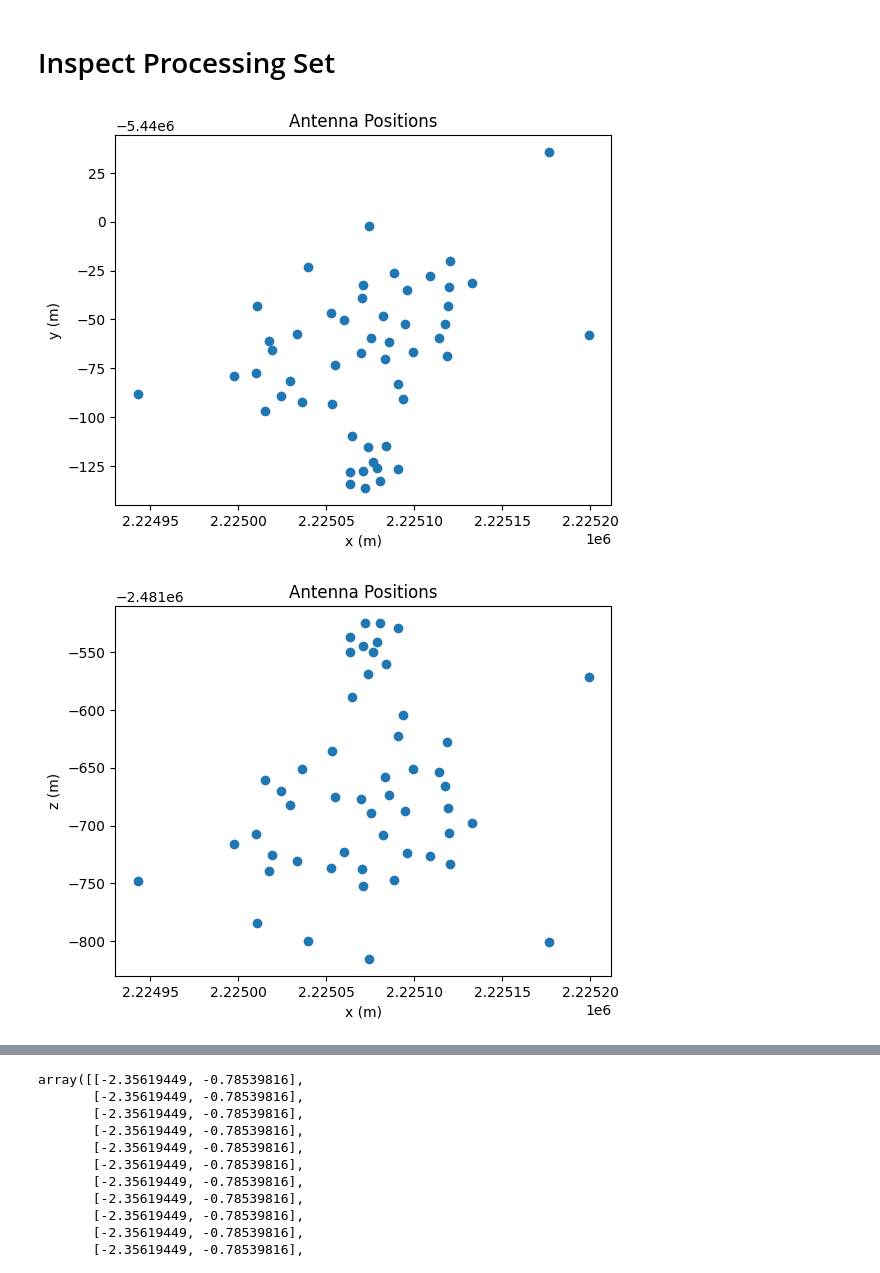
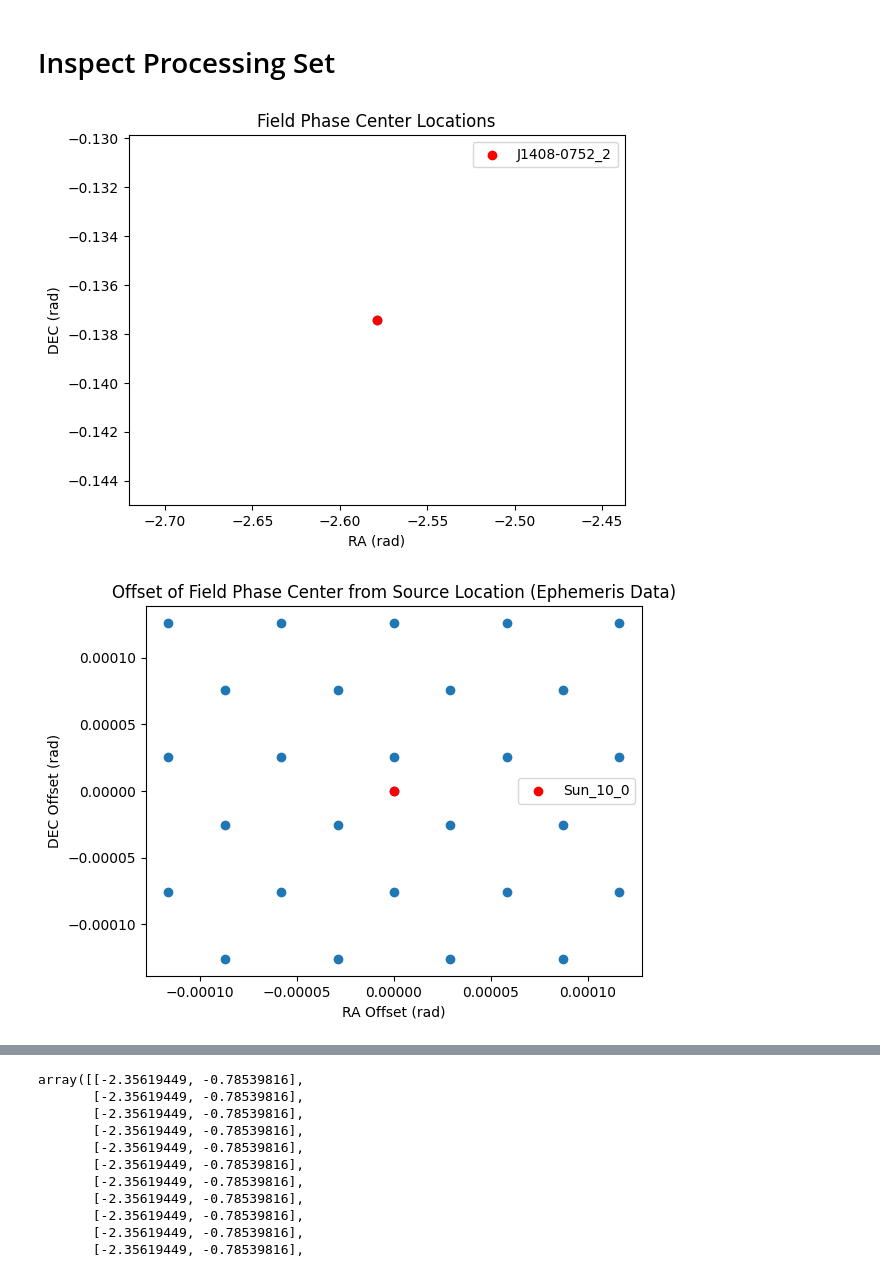
Before and after one commit to casangi/xradio, a Jupyter notebook: reviews/review_field_and_source_xds.ipynb, the cells around one changed output, grey strips where cells are left out. Saved outputs shown, nothing was run; the diff lists cells and outputs as text; code cells hidden in the pictures.

```diff
--- a/reviews/review_field_and_source_xds.ipynb
+++ b/reviews/review_field_and_source_xds.ipynb
@@ -192,23 +192,23 @@ convert_msv2_to_processing_set(
 # %%
 import pandas as pd
 
 # Set the maximum number of rows displayed before scrolling
 pd.set_option("display.max_rows", 1000)
 
 from xradio.correlated_data.open_processing_set import open_processing_set
 
-#ps = open_processing_set("ALMA_uid___A002_X1003af4_X75a3.split.avg.fid.zarr")
-ps = open_processing_set("ALMA_uid___A002_X1003af4_X75a3.split.avg.zarr")
+ps = open_processing_set("ALMA_uid___A002_X1003af4_X75a3.split.avg.fid.zarr")
+#ps = open_processing_set("ALMA_uid___A002_X1003af4_X75a3.split.avg.zarr")
 #ps.plot_phase_centers()
-# combined_field_and_source_xds, combined_ephemeris_field_and_source_xds = ps.get_combined_field_and_source_xds()
-# # combined_ephemeris_field_and_source_xds
-# # combined_field_and_source_xds
-# ps.plot_phase_centers()
+combined_field_and_source_xds, combined_ephemeris_field_and_source_xds = ps.get_combined_field_and_source_xds()
 # combined_ephemeris_field_and_source_xds
+# combined_field_and_source_xds
+ps.plot_phase_centers()
 
-ant_xds = ps.get_combined_antenna_xds()
-ps.plot_antenna_positions()
-ant_xds
+# ant_xds = ps.get_combined_antenna_xds()
+# ps.plot_antenna_positions()
+# ant_xds
+combined_ephemeris_field_and_source_xds
 # %% [output]
-[figure, old version]
+[figure, new version]
-[figure, old version]
+[figure, new version]
```
Also changed, not shown: parts of 5 cells of this notebook, 12 other files.
